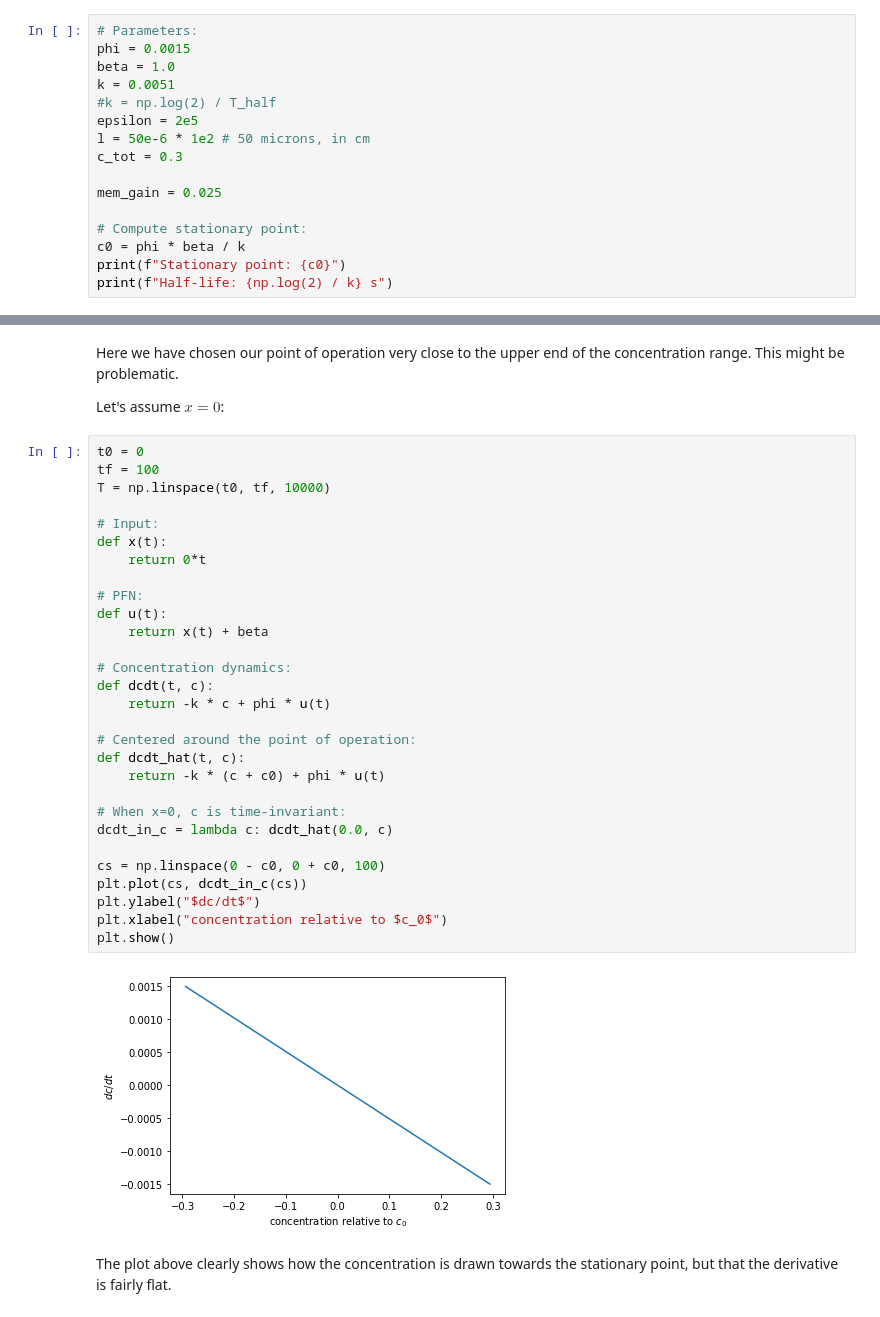
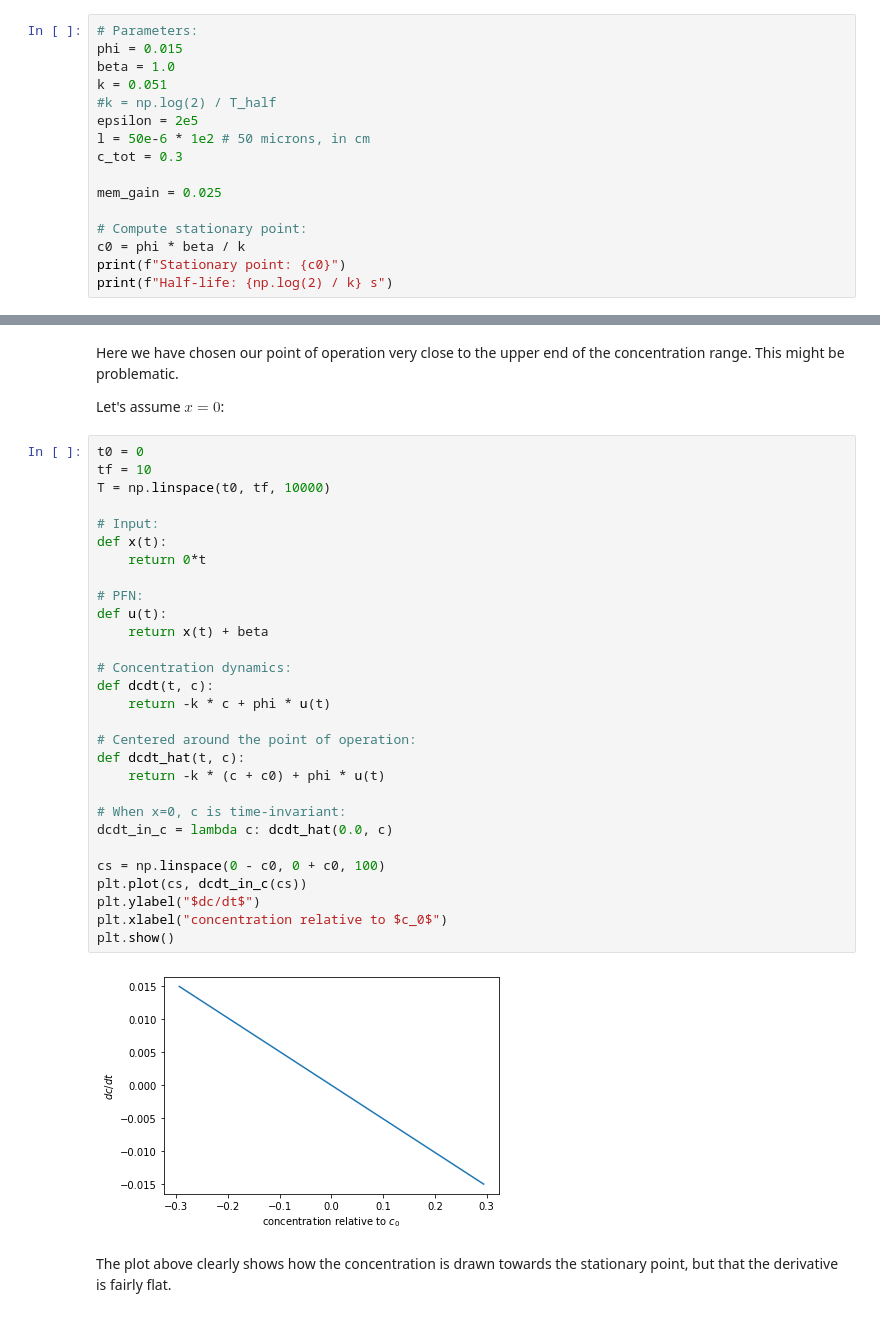
Before and after one commit to nilsceberg/path-integration-memory, a Jupyter notebook: notebooks/dye.ipynb, the cells around one changed output, grey strips where cells are left out. Cells and saved outputs as stored; diff of their text form.

```diff
--- a/notebooks/dye.ipynb
+++ b/notebooks/dye.ipynb
@@ -62,9 +62,9 @@ from scipy.integrate import solve_ivp
 import scipy.stats as stats
 # %%
 # Parameters:
-phi = 0.0015
+phi = 0.015
 beta = 1.0
-k = 0.0051
+k = 0.051
 #k = np.log(2) / T_half
 epsilon = 2e5
 l = 50e-6 * 1e2 # 50 microns, in cm
@@ -85,35 +85,35 @@ Here we have chosen our point of operation very close to the upper end of the co
 Let's assume $x=0$:
 # %%
 t0 = 0
-tf = 100
+tf = 10
 T = np.linspace(t0, tf, 10000)
 
 # Input:
 def x(t):
     return 0*t
 
 # PFN:
 def u(t):
     return x(t) + beta
 
 # Concentration dynamics:
 def dcdt(t, c):
     return -k * c + phi * u(t)
 
 # Centered around the point of operation:
 def dcdt_hat(t, c):
     return -k * (c + c0) + phi * u(t)
 
 # When x=0, c is time-invariant:
 dcdt_in_c = lambda c: dcdt_hat(0.0, c)
 
 cs = np.linspace(0 - c0, 0 + c0, 100)
 plt.plot(cs, dcdt_in_c(cs))
 plt.ylabel("$dc/dt$")
 plt.xlabel("concentration relative to $c_0$")
 plt.show()
 # %% [output]
-[figure, old version]
+[figure, new version]
 # %% [markdown]
 The plot above clearly shows how the concentration is drawn towards the stationary point, but that the derivative is fairly flat.
 # %%
```
Also changed, not shown: parts of 4 cells of this notebook, 1 other file.
